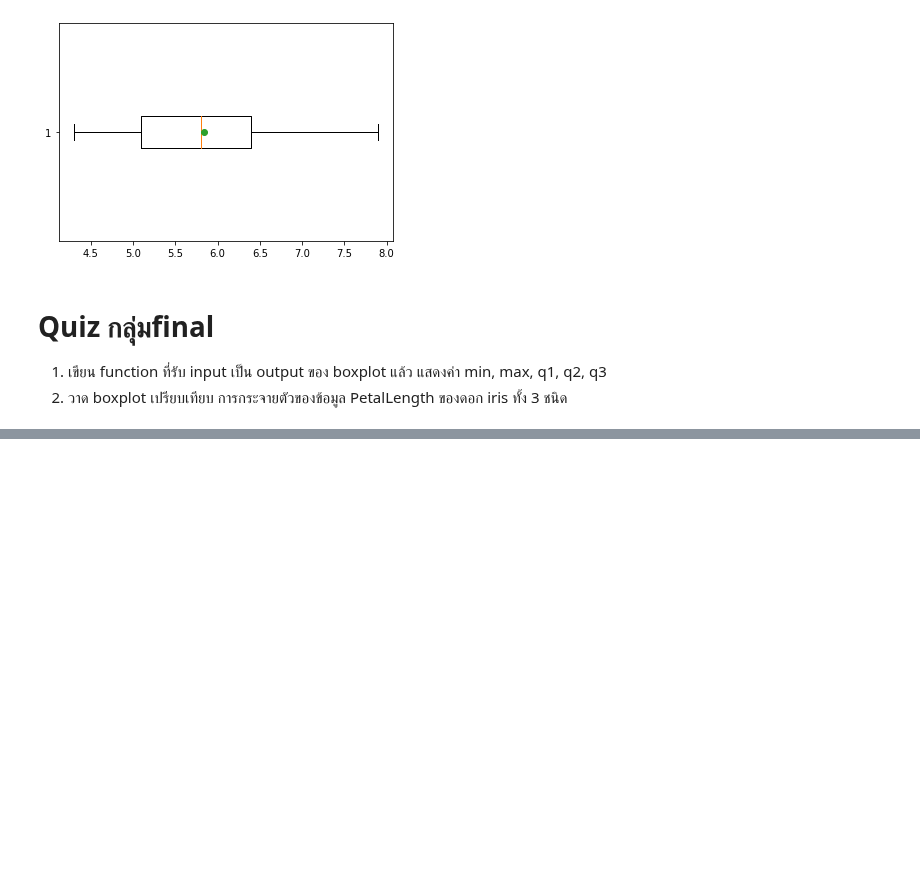
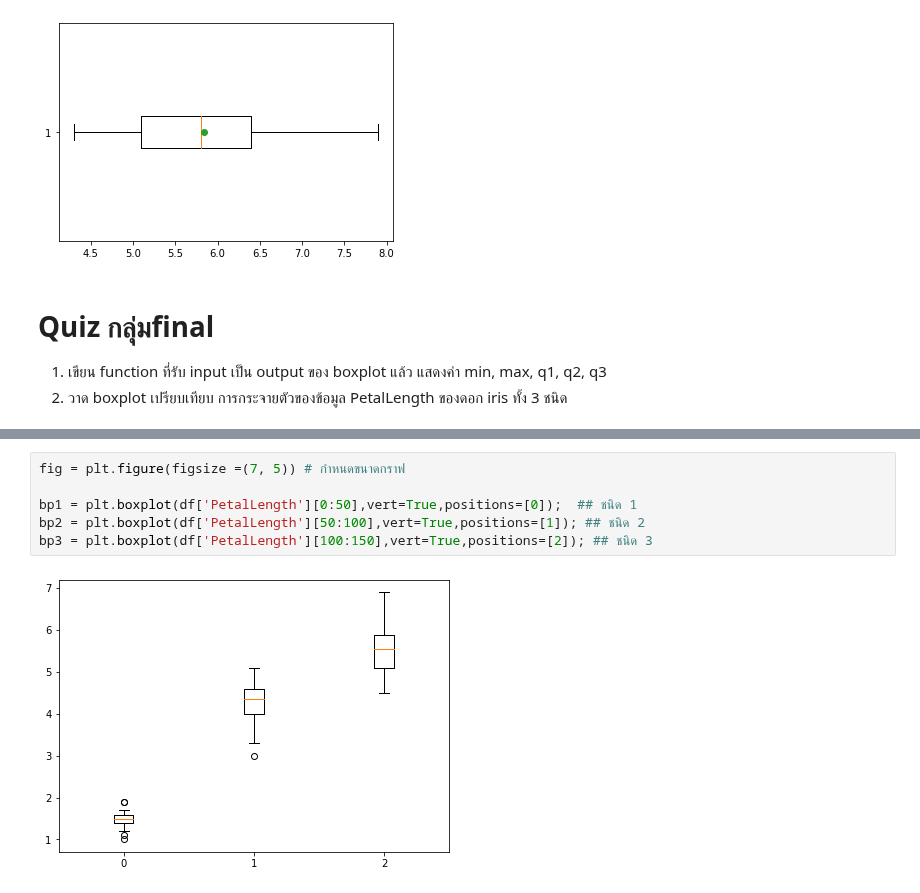
Before and after one commit to BestApisit/data_viz_2022, a Jupyter notebook: DataViz02_Data_Distribution_.ipynb, the cells around one changed output, grey strips where cells are left out. Drawn from its saved outputs; the diff is of its cells as text; blank space fills up the shorter version.

```diff
--- a/DataViz02_Data_Distribution_.ipynb
+++ b/DataViz02_Data_Distribution_.ipynb
@@ -292,0 +317,8 @@ plt.boxplot(df['SepalLength'],vert=False,showmeans=True,meanprops={'marker':'o'}
+# %%
+fig = plt.figure(figsize =(7, 5)) # กำหนดขนาดกราฟ
+
+bp1 = plt.boxplot(df['PetalLength'][0:50],vert=True,positions=[0]);  ## ชนิด 1
+bp2 = plt.boxplot(df['PetalLength'][50:100],vert=True,positions=[1]); ## ชนิด 2
+bp3 = plt.boxplot(df['PetalLength'][100:150],vert=True,positions=[2]); ## ชนิด 3
+# %% [output]
+[figure, added]
```
Also changed, not shown: parts of 2 cells of this notebook.
